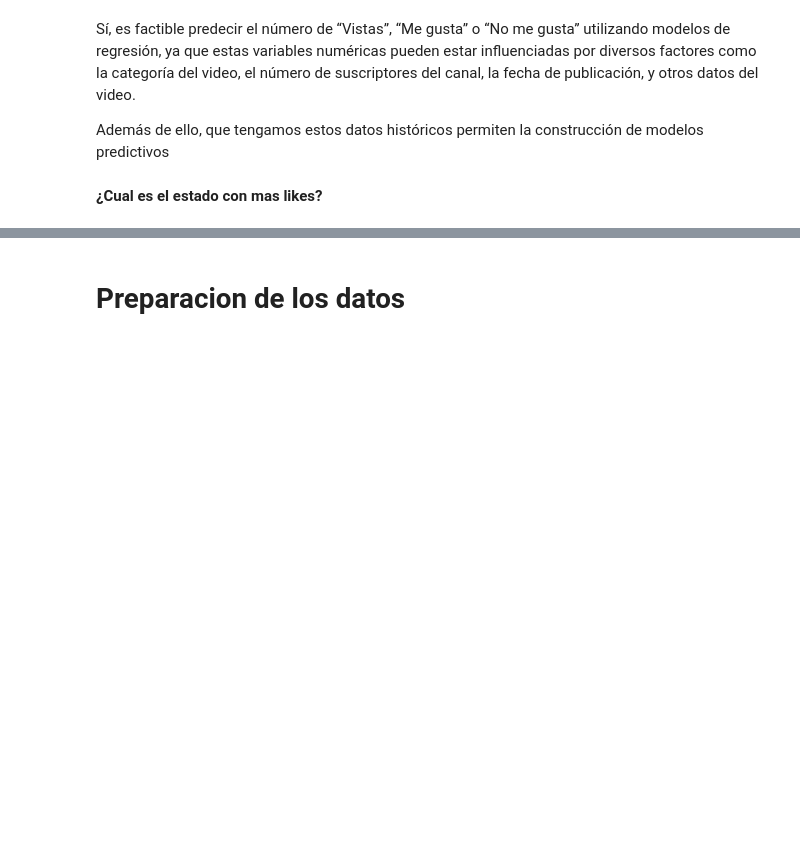
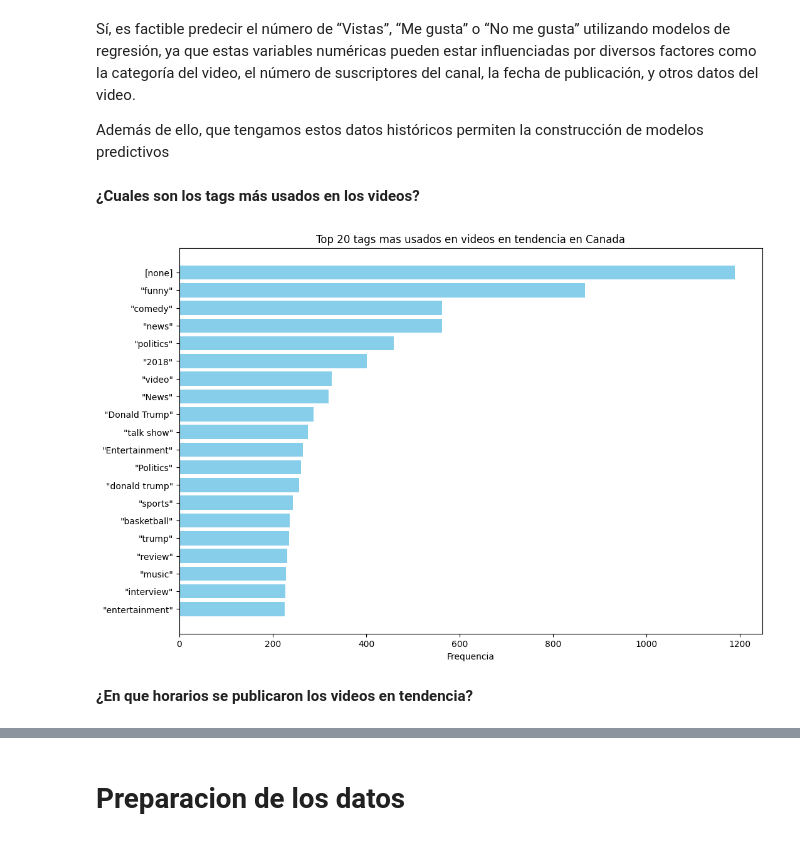
Before and after one commit to mauriciocastellon/FDS-2024-1-CC51, a Jupyter notebook: Code/TF.ipynb, the cells around one changed output, grey strips where cells are left out. Cells and saved outputs as stored; diff of their text form; code cells hidden in the pictures; blank space fills up the shorter version.

```diff
--- a/Code/TF.ipynb
+++ b/Code/TF.ipynb
@@ -424,5 +432,3 @@ plt.show()
 Sí, es factible predecir el número de “Vistas”, “Me gusta” o “No me gusta” utilizando modelos de regresión, ya que estas variables numéricas pueden estar influenciadas por diversos factores como la categoría del video, el número de suscriptores del canal, la fecha de publicación, y otros datos del video.
 
 Además de ello, que tengamos estos datos históricos permiten la construcción de modelos predictivos
-# %% [markdown]
-**¿Cual es el estado con mas likes?**
@@ -430,0 +435,24 @@ Además de ello, que tengamos estos datos históricos permiten la construcción
+# %% [markdown]
+**¿Cuales son los tags más usados en los videos?**
+# %%
+df = data.copy()
+
+df = df.dropna(subset=['tags'])
+
+df['tags'] = df['tags'].apply(lambda x: x.split('|')) #separar por |
+
+tag_counter = Counter([tag for tags in df['tags'] for tag in tags])  #contar frecuencias de tag
+
+common_tags = tag_counter.most_common(20) #etiquetaas mas comunes
+common_tags_df = pd.DataFrame(common_tags, columns=['Tag', 'Frequency'])
+
+plt.figure(figsize=(12, 8))
+plt.barh(common_tags_df['Tag'], common_tags_df['Frequency'], color='skyblue')
+plt.xlabel('Frequencia')
+plt.title('Top 20 tags mas usados en videos en tendencia en Canada')
+plt.gca().invert_yaxis()
+plt.show()
+# %% [output]
+[figure, added]
+# %% [markdown]
+**¿En que horarios se publicaron los videos en tendencia?**
```
Also changed, not shown: parts of 41 cells of this notebook.
